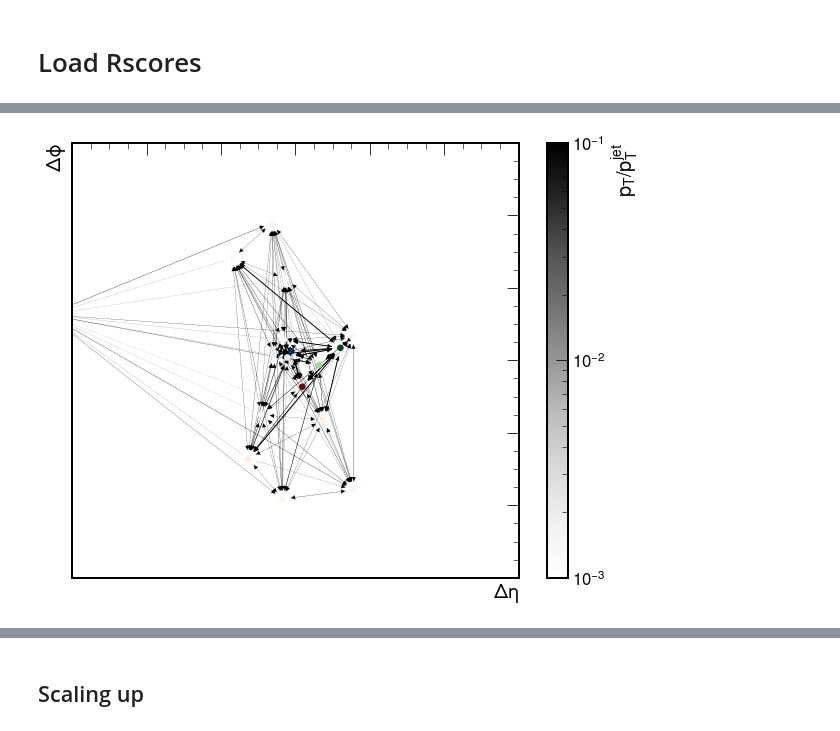
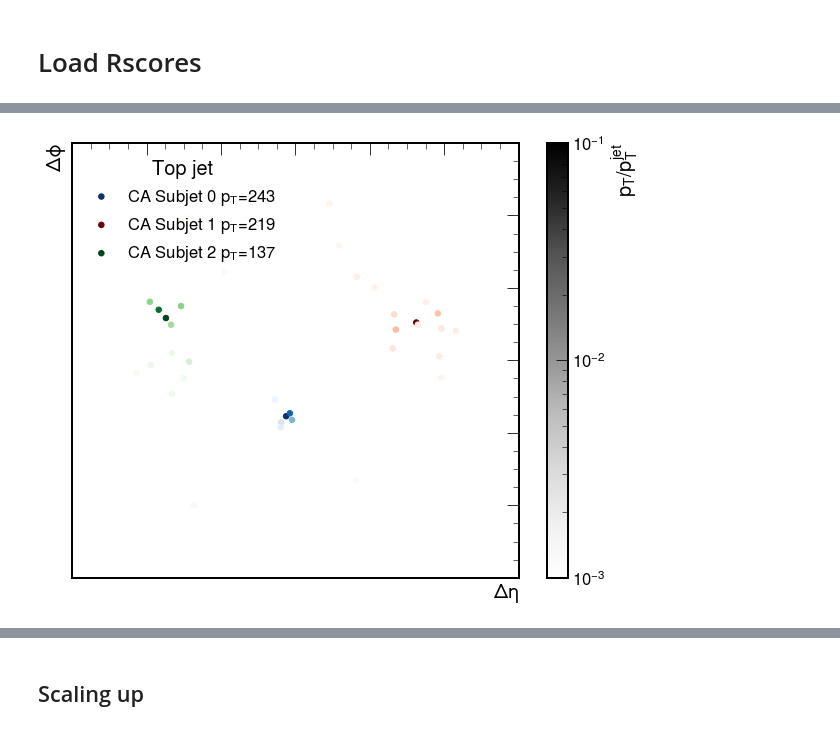
Before and after one commit to farakiko/xai4hep, a Jupyter notebook: binder/fastjet.ipynb, the cells around one changed output, grey strips where cells are left out. Drawn from its saved outputs; the diff is of its cells as text; code cells hidden in the pictures.

```diff
--- a/binder/fastjet.ipynb
+++ b/binder/fastjet.ipynb
@@ -46,7 +46,7 @@ if torch.cuda.device_count():
 else:
     device = "cpu"
 
-N_SUBJETS = 4
+N_SUBJETS = 3
 
 LABEL = {}
 LABEL[fastjet.kt_algorithm] = "$k_{{\mathrm{{T}}}}$"
@@ -201,11 +228,16 @@ model.load_state_dict(state_dict)
 # %%
 Num_jets = len(batch_px_list)
 for i in range(Num_jets):
-    if i!=0:
+#     if i not in [12,20,22,27,34,36,38,41,46,49,67]:
+#         continue
+    if i != 27:
+        continue
+    jet_label = batch_y_list[i]
+
+    if jet_label!=1: # pick Tops for plotting
         continue
 
     jet_input = batch_x_list[i]
-    jet_label = batch_y_list[i]
 
     R_edges = R_edges_list[i]
     edge_index_dic = edge_index_list[i]
@@ -217,6 +249,7 @@ for i in range(Num_jets):
 
     # get subjets
     subjet_idx, subjet_vectors, eta, phi, pt = get_subjets(px, py, pz, e)
+    print(i, [(subjet_idx==0).sum(), (subjet_idx==1).sum(), (subjet_idx==2).sum()])
 
 #     # testing the score
 #     print('Testing a forward pass...')
@@ -233,25 +266,17 @@ for i in range(Num_jets):
         pos[node_i] = eta_phi.numpy()[node_i]
 
     # build graph
-#     for edgeconv in ['edge_conv_2']:
-    edge_index, edge_weight = edge_index_dic, torch.abs(R_edges).sum(axis=1)
-    edge_Rscores = edge_weight/sum(edge_weight)  # normalize sum of Rscores of all jets to be 1
-
-    data = torch_geometric.data.Data(edge_index=edge_index, edge_weight=edge_weight, num_nodes=num_nodes)
-    G = torch_geometric.utils.to_networkx(data, to_undirected=False)
-
     # subjet node colors
-    COLOR_from_idx = ['Blues', 'Reds', 'Greens', 'Orange', 'Yellow', 'Purple']
+    COLOR_from_idx = ['Blues', 'Reds', 'Greens', 'Oranges', 'Yellows', 'Purples']
 
     Num_subjets = len(np.unique(subjet_idx))
     COLOR_from_idx = COLOR_from_idx[:Num_subjets]
 
-    print('Plotting the Edge-Rgraph...')
     fig, ax = plt.subplots(figsize=(10, 8))
     for j in range(Num_subjets):
         draw_networkx_nodes(G, pos,
                             nodelist=np.array(list(G))[subjet_idx==j].tolist(),
-                            node_color=10*pt[subjet_idx==j],
+                            node_color=pt[subjet_idx==j],
                             node_size=30,
                             cmap=COLOR_from_idx[j],
                             ax=ax,
@@ -260,23 +285,57 @@ for i in range(Num_jets):
     plt.scatter([], [], c=[], cmap="Greys", norm=colors.LogNorm(vmin=0.001, vmax=0.1))
     cbar = plt.colorbar()
     cbar.set_label("$p_{\mathrm{T}} / p_{\mathrm{T}}^{\mathrm{jet}}$")
-#     ax.legend()
-
-    draw_networkx_edges(G, pos,
-                        width=40*(edge_Rscores),
-                        edge_color='k',
-                        style='solid',
-                        arrowsize=10,
-                        ax=ax,
-                       )
+    ax.legend()
 
     plt.xlabel(r"$\Delta\eta$")
     plt.ylabel(r"$\Delta\phi$")
     plt.ylim(-0.6, 0.6)
     plt.xlim(-0.6, 0.6);
-#     plt.legend(title="Top jet" if jet_label==1 else "QCD jet")
-    # plt.savefig(f"etaphi_{i}.pdf")
-#     plt.savefig(f"/xai4hepvol/test.pdf")
+    plt.legend(title="Top jet" if jet_label==1 else "QCD jet")
+    plt.savefig(f"/xai4hepvol/jet.png")
+    plt.show()
+
+
+    for edgeconv in ['edge_conv_0', 'edge_conv_1', 'edge_conv_2']:
+
+        edge_index, edge_weight = edge_index_dic[edgeconv], torch.abs(R_edges[edgeconv]).sum(axis=1)
+        edge_Rscores = edge_weight/sum(edge_weight)  # normalize sum of Rscores of all jets to be 1
+
+        data = torch_geometric.data.Data(edge_index=edge_index, edge_weight=edge_weight, num_nodes=num_nodes)
+        G = torch_geometric.utils.to_networkx(data, to_undirected=False)
+
+        print('Plotting the Edge-Rgraph...')
+        fig, ax = plt.subplots(figsize=(10, 8))
+        for j in range(Num_subjets):
+            draw_networkx_nodes(G, pos,
+                                nodelist=np.array(list(G))[subjet_idx==j].tolist(),
+                                node_color=pt[subjet_idx==j],
+                                node_size=30,
+                                cmap=COLOR_from_idx[j],
+                                ax=ax,
+                                label=f"{LABEL[JET_ALGO]} Subjet {j} $p_{{\mathrm{{T}}}}$={subjet_vectors[j].pt:.0f}",
+                               )
+        plt.scatter([], [], c=[], cmap="Greys", norm=colors.LogNorm(vmin=0.001, vmax=0.1))
+        cbar = plt.colorbar()
+        cbar.set_label("$p_{\mathrm{T}} / p_{\mathrm{T}}^{\mathrm{jet}}$")
+        ax.legend()
+
+        draw_networkx_edges(G, pos,
+                            width=10*(edge_Rscores),
+                            edge_color='k',
+                            style='solid',
+                            arrowsize=10,
+                            ax=ax,
+                            arrowstyle='-'
+                           )
+
+        plt.xlabel(r"$\Delta\eta$")
+        plt.ylabel(r"$\Delta\phi$")
+        plt.ylim(-0.6, 0.6)
+        plt.xlim(-0.6, 0.6);
+        plt.legend(title="Top jet" if jet_label==1 else "QCD jet")
+        plt.savefig(f"/xai4hepvol/{edgeconv}.png")
+        plt.show()
 
     break
 # %% [output]
@@ -287 +344 @@ Plotting the Edge-Rgraph...
-[figure, old version]
+[figure, new version]
```
Also changed, not shown: parts of 11 cells of this notebook.
